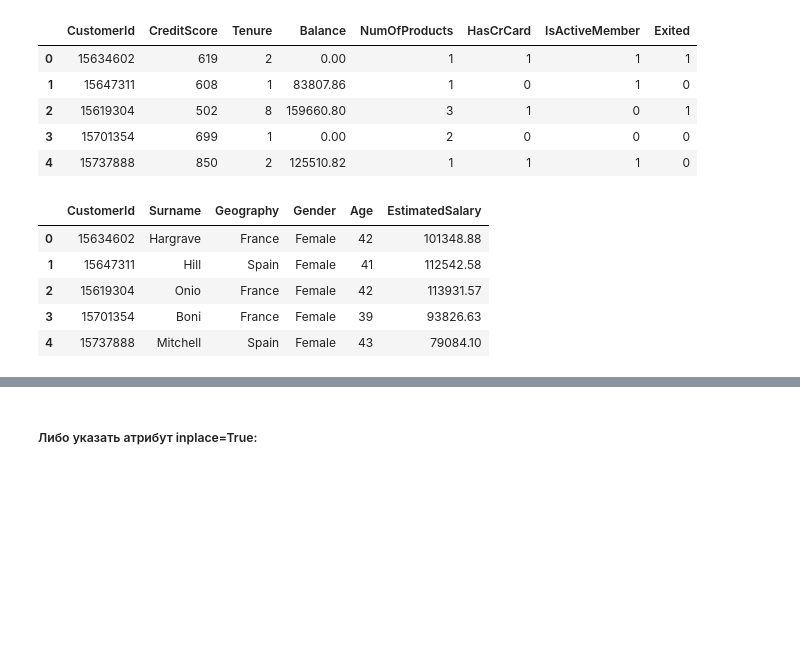
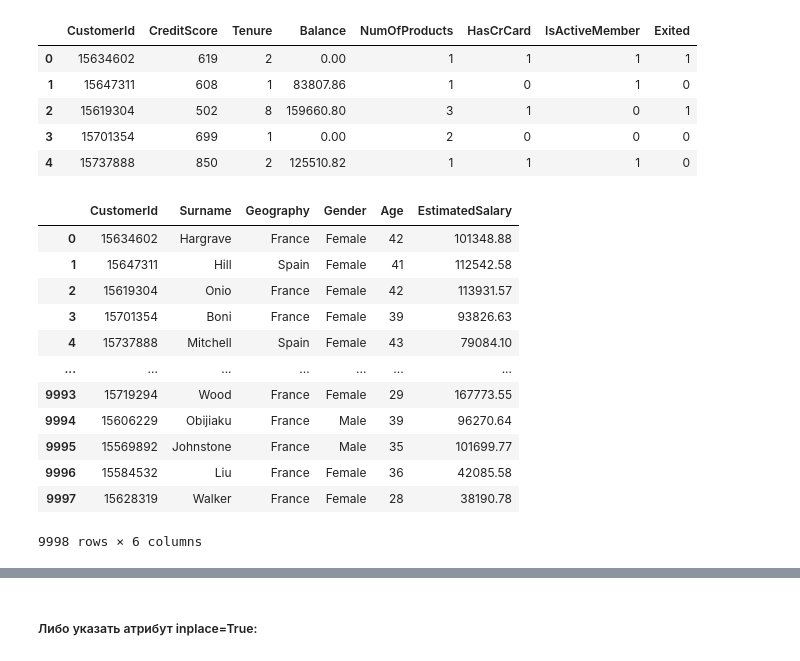
Before and after one commit to Globnsk/PYTHON, a Jupyter notebook: Less3.ipynb, the cells around one changed output, grey strips where cells are left out. Cells and saved outputs as stored; diff of their text form; code cells hidden in the pictures; blank space fills up the shorter version.

```diff
--- a/Less3.ipynb
+++ b/Less3.ipynb
@@ -181,13 +181,20 @@ users.head()
 users.to_csv('/content/drive/MyDrive/Colab Notebooks/bank.csv', index=False)
 # %%
 users = pd.read_csv('/content/drive/MyDrive/Colab Notebooks/users.csv')
-users.head()
+users
 # %% [output]
 |  | CustomerId | Surname | Geography | Gender | Age | EstimatedSalary |
 | 0 | 15634602 | Hargrave | France | Female | 42 | 101348.88 |
 | 1 | 15647311 | Hill | Spain | Female | 41 | 112542.58 |
 | 2 | 15619304 | Onio | France | Female | 42 | 113931.57 |
 | 3 | 15701354 | Boni | France | Female | 39 | 93826.63 |
 | 4 | 15737888 | Mitchell | Spain | Female | 43 | 79084.10 |
+| ... | ... | ... | ... | ... | ... | ... |
+| 9993 | 15719294 | Wood | France | Female | 29 | 167773.55 |
+| 9994 | 15606229 | Obijiaku | France | Male | 39 | 96270.64 |
+| 9995 | 15569892 | Johnstone | France | Male | 35 | 101699.77 |
+| 9996 | 15584532 | Liu | France | Female | 36 | 42085.58 |
+| 9997 | 15628319 | Walker | France | Female | 28 | 38190.78 |
+9998 rows × 6 columns
 # %%
 bank = pd.read_csv('/content/drive/MyDrive/Colab Notebooks/bank.csv')
```
Also changed, not shown: parts of 52 cells of this notebook.
